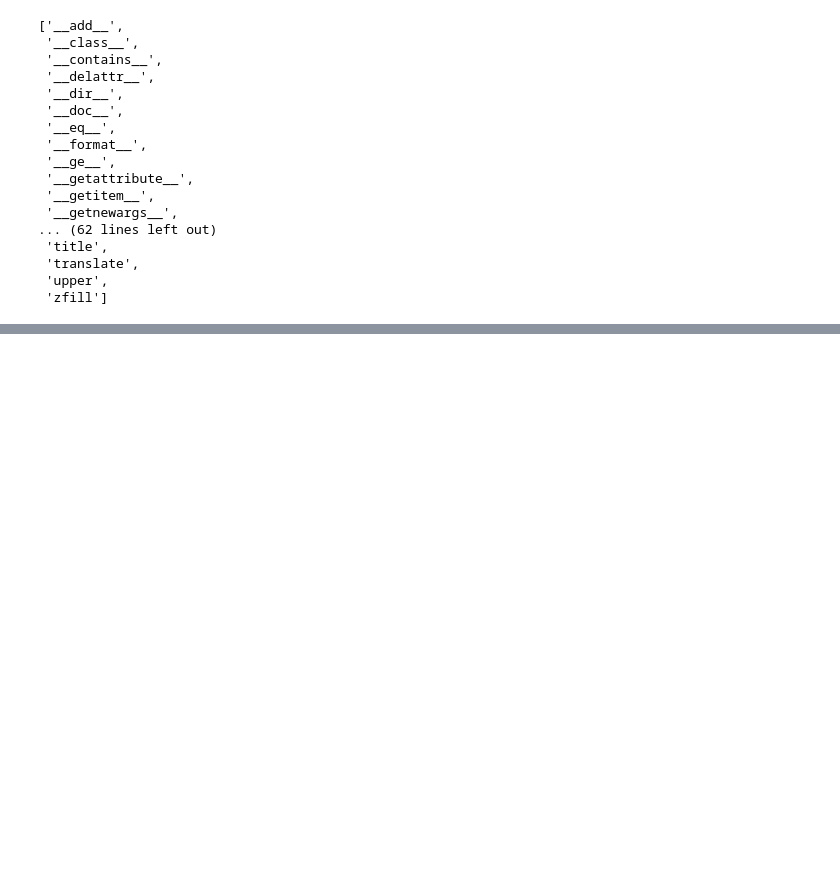
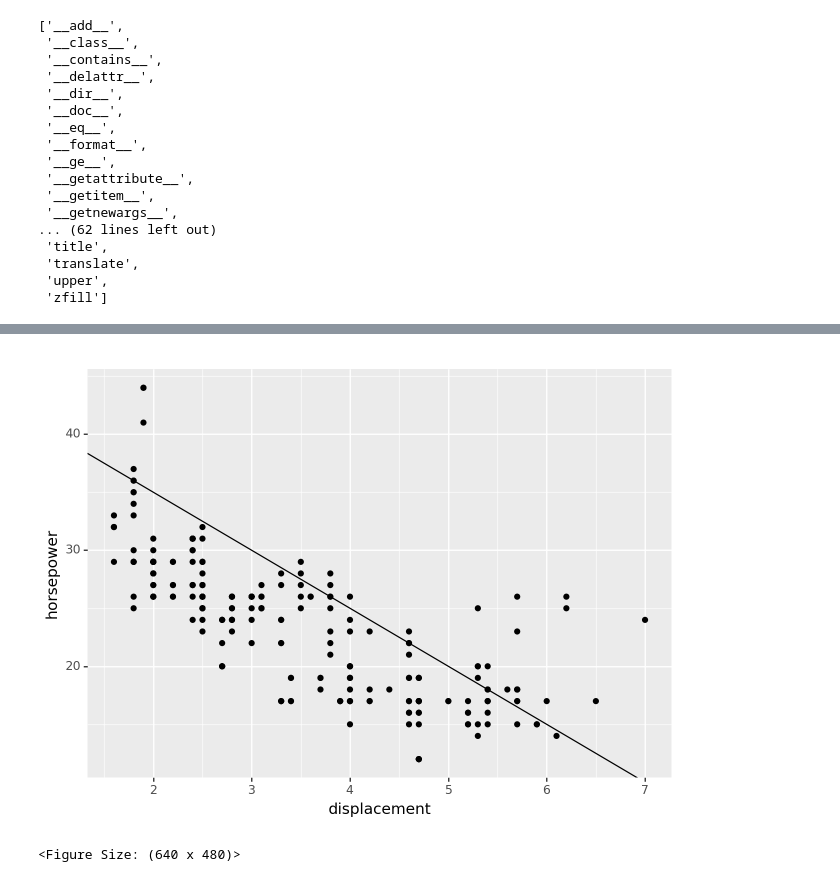
Before and after one commit to Ransinghsatyajitray/FSDS_End_to_End, a Jupyter notebook: notebooks/research.ipynb, the cells around one changed output, grey strips where cells are left out. Cells and saved outputs as stored; diff of their text form; code cells hidden in the pictures; blank space fills up the shorter version.

```diff
--- a/notebooks/research.ipynb
+++ b/notebooks/research.ipynb
@@ -452,0 +723,13 @@ dir(x)
+# %%
+(
+    ggplot(mpg, aes(x="displ", y="hwy"))
+    + geom_point()
+    + geom_abline(
+        intercept=45,  # set the y-intercept value
+        slope=-5,  # set the slope value
+    )
+    + labs(x="displacement", y="horsepower")
+)
+# %% [output]
+[figure, added]
+<Figure Size: (640 x 480)>
```
Also changed, not shown: parts of 79 cells of this notebook, 2 other files.
